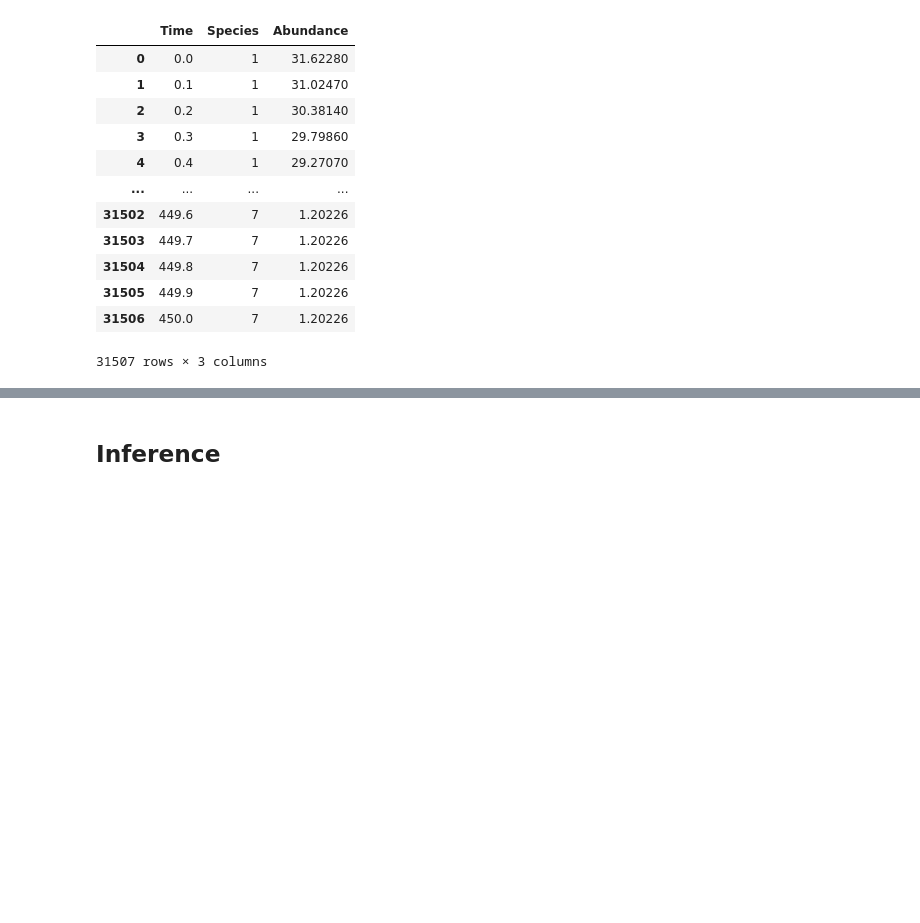
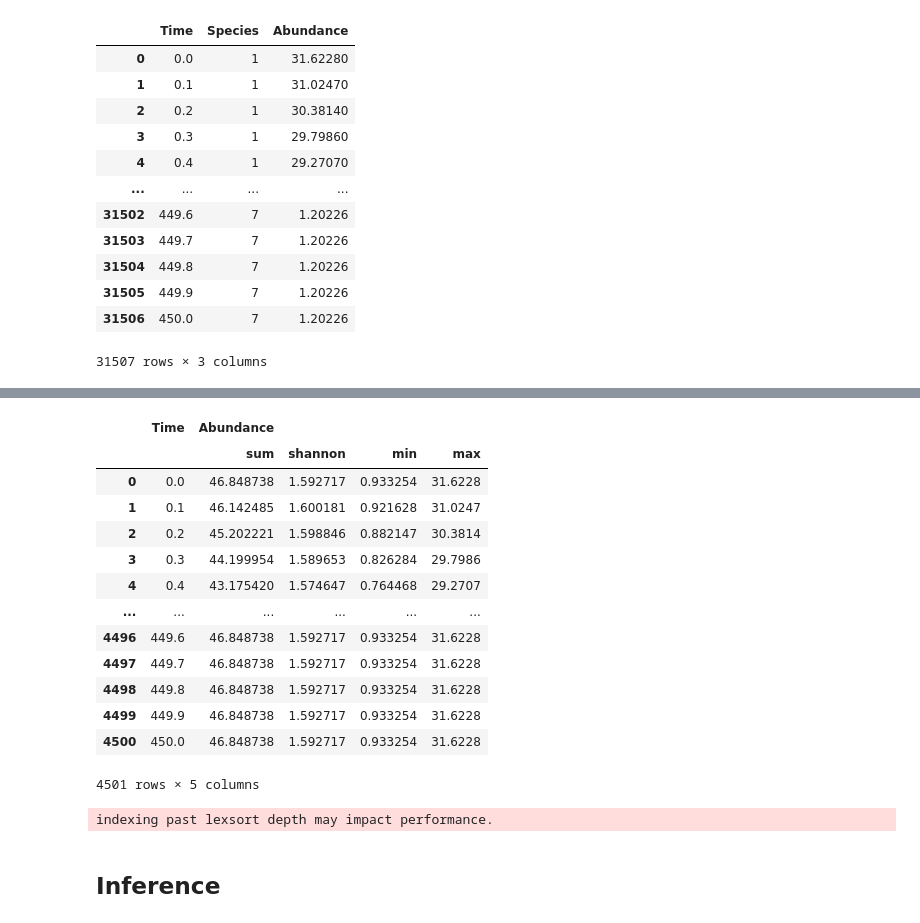
Before and after one commit to alfaceor/GLV, a Jupyter notebook: Notebooks/GaussianProcessRegression.ipynb, the cells around one changed output, grey strips where cells are left out. Saved outputs shown, nothing was run; the diff lists cells and outputs as text; code cells hidden in the pictures; blank space fills up the shorter version.

```diff
--- a/Notebooks/GaussianProcessRegression.ipynb
+++ b/Notebooks/GaussianProcessRegression.ipynb
@@ -49,0 +166,59 @@ df_trajectories_pl
+# %%
+df_trajectories_calc = df_trajectories_pl.groupby('Time').agg(
+    {
+        'Abundance' : ['sum', shannon,  'min', 'max'] # lambda x: shannon(x)
+    }
+).reset_index()
+
+df_trajectories_calc #[('Abundance', 'sum')]
+# %% [output]
+|  | Time | Abundance |  |  |  |
+|  |  | sum | shannon | min | max |
+| 0 | 0.0 | 46.848738 | 1.592717 | 0.933254 | 31.6228 |
+| 1 | 0.1 | 46.142485 | 1.600181 | 0.921628 | 31.0247 |
+| 2 | 0.2 | 45.202221 | 1.598846 | 0.882147 | 30.3814 |
+| 3 | 0.3 | 44.199954 | 1.589653 | 0.826284 | 29.7986 |
+| 4 | 0.4 | 43.175420 | 1.574647 | 0.764468 | 29.2707 |
+| ... | ... | ... | ... | ... | ... |
+| 4496 | 449.6 | 46.848738 | 1.592717 | 0.933254 | 31.6228 |
+| 4497 | 449.7 | 46.848738 | 1.592717 | 0.933254 | 31.6228 |
+| 4498 | 449.8 | 46.848738 | 1.592717 | 0.933254 | 31.6228 |
+| 4499 | 449.9 | 46.848738 | 1.592717 | 0.933254 | 31.6228 |
+| 4500 | 450.0 | 46.848738 | 1.592717 | 0.933254 | 31.6228 |
+4501 rows × 5 columns
+# %%
+import plotly.graph_objects as go
+import plotly.express as px
+
+df_trajectories_calc = df_trajectories_pl.groupby('Time').agg(
+    {
+        'Abundance' : ['sum', shannon,  'min', 'max'] # lambda x: shannon(x)
+    }
+).reset_index()
+
+fig = go.Figure()
+
+x_tmp = df_trajectories_calc[('Time', )]
+y_tmp_sum = df_trajectories_calc[('Abundance', 'sum')]
+y_tmp_shannon = df_trajectories_calc[('Abundance', shannon.__name__)]
+
+fig.add_trace(
+    go.Scatter(
+        x = x_tmp,
+        y = y_tmp_sum,
+        name = 'Abundance Sum',
+        line = dict(color='blue')
+    )
+)
+
+
+fig.add_trace(
+    go.Scatter(
+        x = x_tmp,
+        y = y_tmp_shannon,
+        name = 'Shannon entropy',
+        line = dict(color='red')
+    )
+)
+# %% [output]
+indexing past lexsort depth may impact performance.
```
Also changed, not shown: parts of 9 cells of this notebook, 17 other files.
